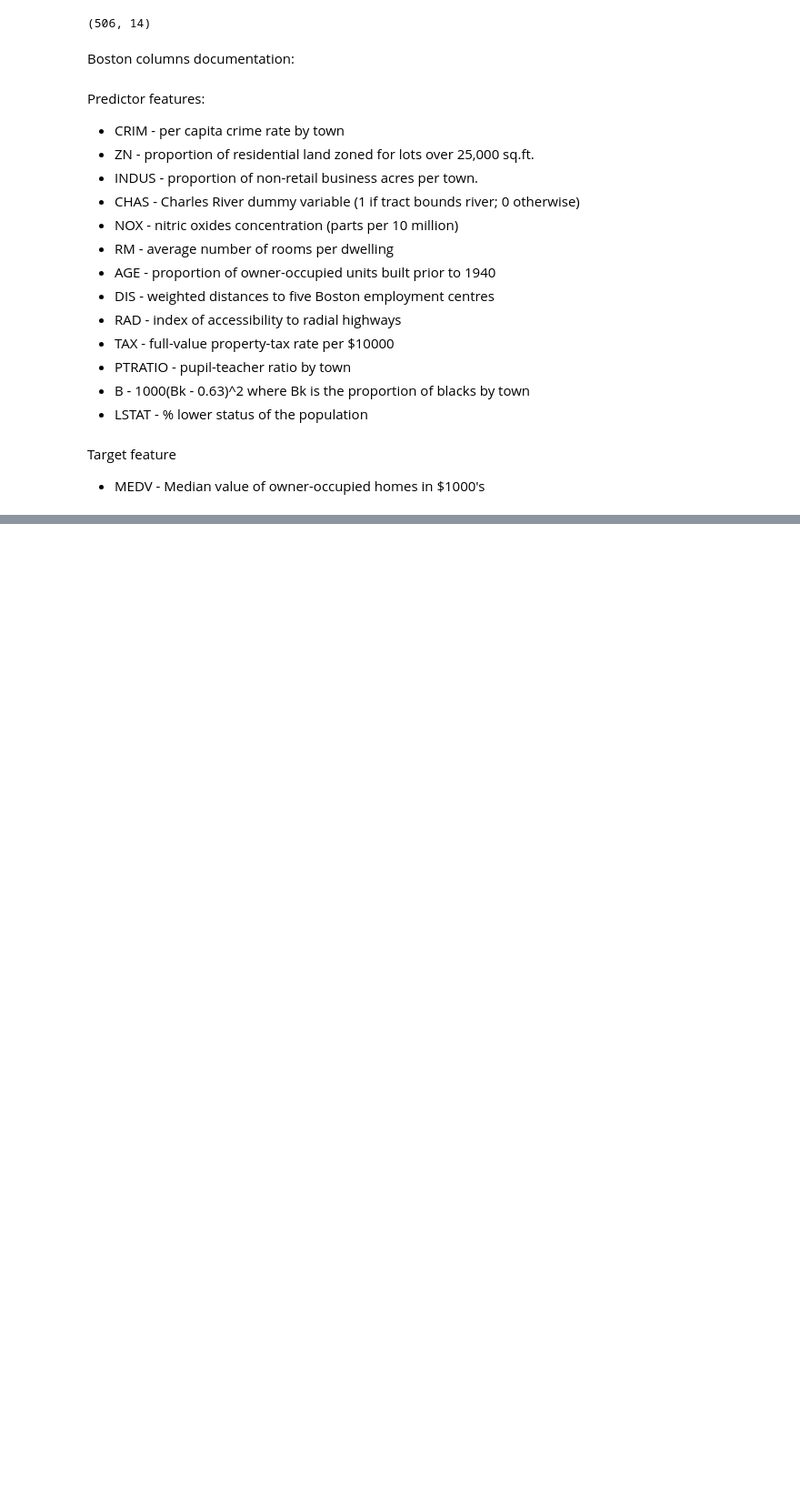
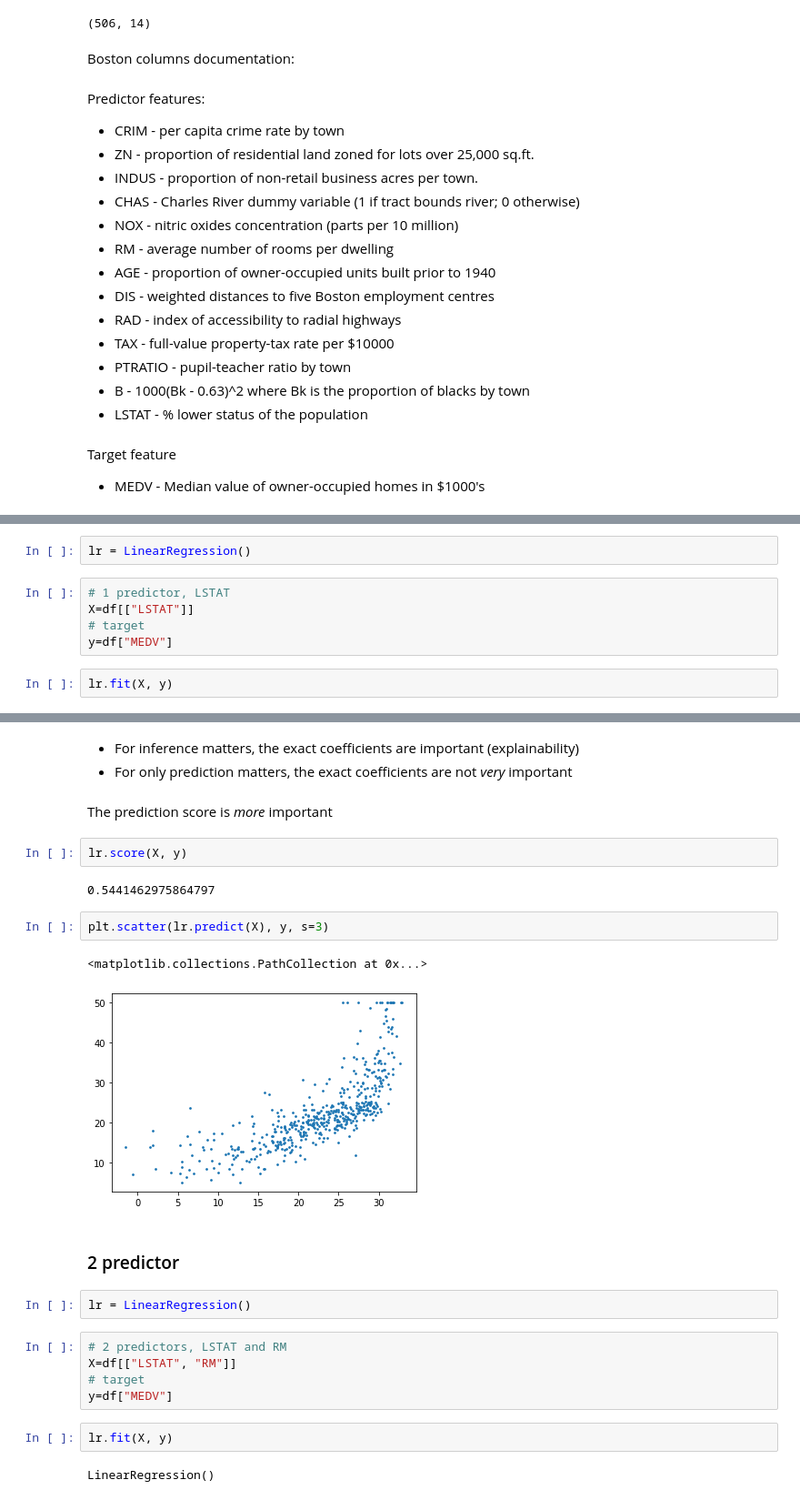
Before and after one commit to sheriffff/teaching-ironhack-data-madrid-2020, a Jupyter notebook: week_07/01-regression.ipynb, the cells around one changed output, grey strips where cells are left out. Shown at 91% size. Cells and saved outputs as stored; diff of their text form; blank space fills up the shorter version.

Commit message:
regression

```diff
--- a/week_07/01-regression.ipynb
+++ b/week_07/01-regression.ipynb
@@ -38,0 +126,9 @@ Target feature
+# %%
+lr = LinearRegression()
+# %%
+# 1 predictor, LSTAT
+X=df[["LSTAT"]]
+# target
+y=df["MEDV"]
+# %%
+lr.fit(X, y)
@@ -38,0 +156,27 @@ Target feature
+# %% [markdown]
+ * For inference matters, the exact coefficients are important (explainability)
+ * For only prediction matters, the exact coefficients are not *very* important
+# %% [markdown]
+The prediction score is *more* important
+# %%
+lr.score(X, y)
+# %% [output]
+0.5441462975864797
+# %%
+plt.scatter(lr.predict(X), y, s=3)
+# %% [output]
+<matplotlib.collections.PathCollection at 0x...>
+[figure, added]
+# %% [markdown]
+### 2 predictor
+# %%
+lr = LinearRegression()
+# %%
+# 2 predictors, LSTAT and RM
+X=df[["LSTAT", "RM"]]
+# target
+y=df["MEDV"]
+# %%
+lr.fit(X, y)
+# %% [output]
+LinearRegression()
```
Also changed, not shown: parts of 62 cells of this notebook, 1 other file.
